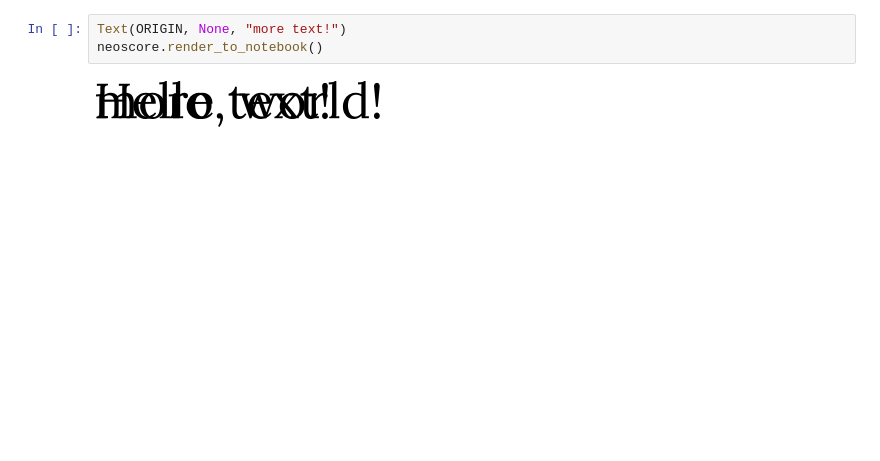
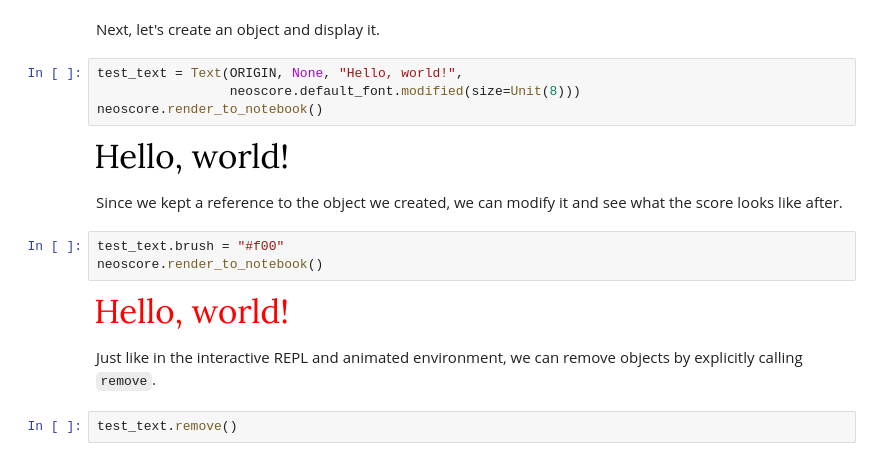
Before and after one commit to DigiScore/neoscore, a Jupyter notebook: examples/jupyter_notebook.ipynb, the cells around one changed output. Cells and saved outputs as stored; diff of their text form; blank space fills up the shorter version.

```diff
--- a/examples/jupyter_notebook.ipynb
+++ b/examples/jupyter_notebook.ipynb
@@ -18,5 +7,19 @@ Warning: Ignoring XDG_SESSION_TYPE=wayland on Gnome. Use QT_QPA_PLATFORM=wayland
+# %% [markdown]
+Next, let's create an object and display it.
+# %%
+test_text = Text(ORIGIN, None, "Hello, world!",
+                 neoscore.default_font.modified(size=Unit(8)))
+neoscore.render_to_notebook()
+# %% [output]
+[figure, added]
+# %% [markdown]
+Since we kept a reference to the object we created, we can modify it and see what the score looks like after.
 # %%
-Text(ORIGIN, None, "more text!")
+test_text.brush = "#f00"
 neoscore.render_to_notebook()
 # %% [output]
-[figure, old version]
+[figure, new version]
+# %% [markdown]
+Just like in the interactive REPL and animated environment, we can remove objects by explicitly calling `remove`.
+# %%
+test_text.remove()
```
Also changed, not shown: parts of 9 cells of this notebook, 2 other files.
